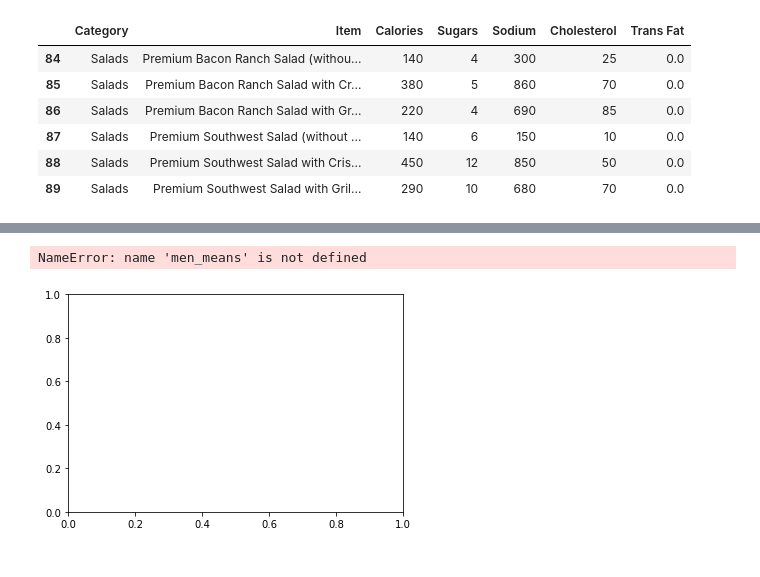
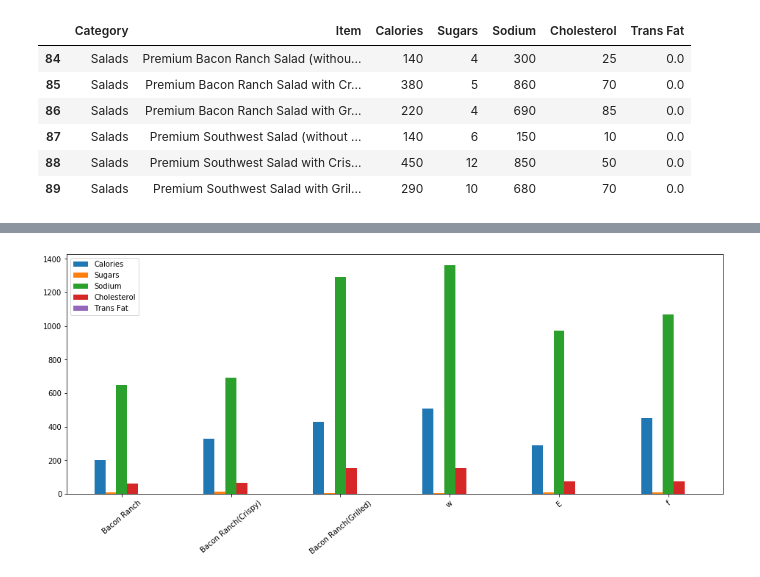
Before and after one commit to han0620-git/project_I, a Jupyter notebook: Sara/workbook.ipynb, the cells around one changed output, grey strips where cells are left out. Saved outputs shown, nothing was run; the diff lists cells and outputs as text; code cells hidden in the pictures.

```diff
--- a/Sara/workbook.ipynb
+++ b/Sara/workbook.ipynb
@@ -131,3 +132,4 @@ reduced_mc_df[reduced_mc_df['Category'].str.match("Salads")]
 # %%
 # Keep only the identified menu items from Chick fli a's menu
 renamed_chick_df[renamed_chick_df['Categories'].str.match("Salads")]
+renamed_chick_df1 = renamed_chick_df[renamed_chick_df['Categories'].str.match("Salads")]
@@ -149,45 +143,17 @@ renamed_chick_df[renamed_chick_df['Categories'].str.match("Salads")]
 # repeat the same steps for breakfast items
 
 # spend the rest of the time to discuss presentation
-# %%
-# double bar chart to compre Salads
-
-labels = ['Calories', 'Sugar', 'Sodium', 'Cholesterol', 'Trans Fat']
-
-Mc_numbers = [20, 34, 30, 35, 27]
-Chick_numbers = [25, 32, 34, 20, 25]
-
-# the label locations
-x = np.arange(len(labels))
-# the width of the bars
-width = 0.35
-
-fig, ax = plt.subplots()
-McDonald_bar = ax.bar(x - width/2, men_means, width, label='Men')
-Chick_bar = ax.bar(x + width/2, women_means, width, label='Women')
-
-# Add some text for labels, title and custom x-axis tick labels, etc.
-ax.set_ylabel('Scores')
-ax.set_title('Scores by group and gender')
-ax.set_xticks(x)
-ax.set_xticklabels(labels)
-ax.legend()
-def autolabel(rects):
-    """Attach a text label above each bar in *rects*, displaying its height."""
-    for rect in rects:
-        height = rect.get_height()
-        ax.annotate('{}'.format(height),
-                    xy=(rect.get_x() + rect.get_width() / 2, height),
-                    xytext=(0, 3),  # 3 points vertical offset
-                    textcoords="offset points",
-                    ha='center', va='bottom')
-autolabel(rects1)
-autolabel(rects2)
-fig.tight_layout()
-plt.show()
-# %% [output]
-NameError: name 'men_means' is not defined
-[figure, removed]
+# %%
+pl_1 = renamed_chick_df1.plot.bar(width = .5, figsize=(16,6))
+
+tick_locations = (0,1,2,3,4,5)
+
+plt.xticks(tick_locations, ['Bacon Ranch', 'Bacon Ranch(Crispy)', 'Bacon Ranch(Grilled)', 'w', 'E', 'f'])
+plt.xticks(rotation=40)
+
+plt.show()
+# %% [output]
+[figure, added]
 # %%
 # set width of bar
 barWidth = 0.1
```
Also changed, not shown: parts of 3 cells of this notebook.
